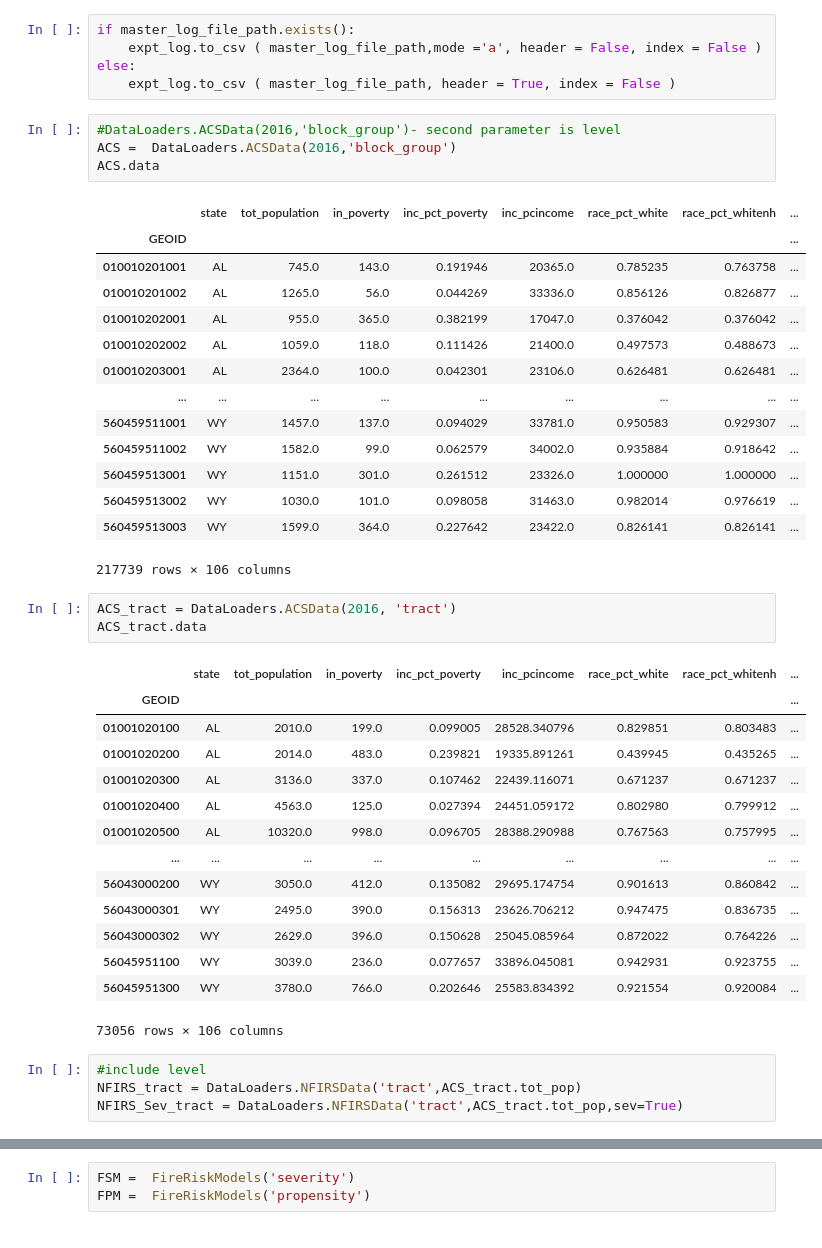
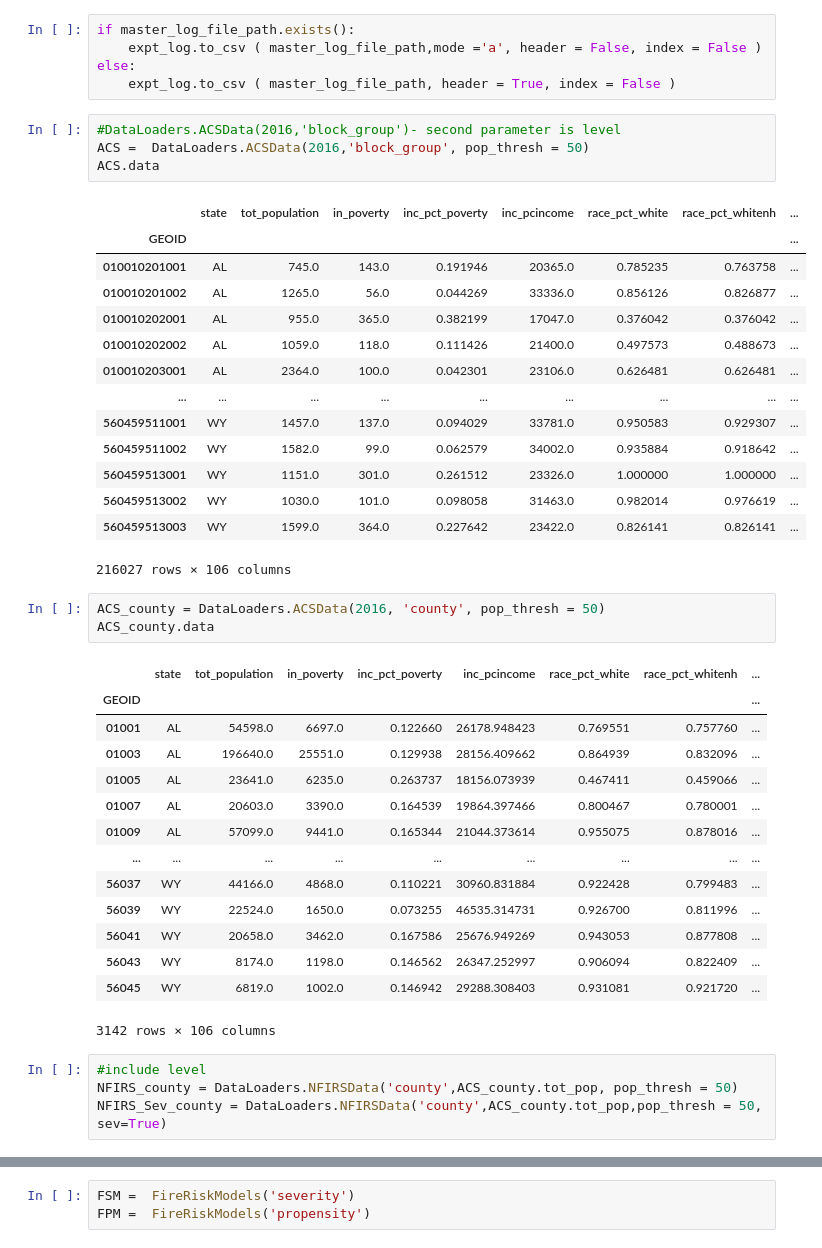
Before and after one commit to DataKind-DC/rcp2, a Jupyter notebook: testScript.ipynb, the cells around one changed output, grey strips where cells are left out. Drawn from its saved outputs; the diff is of its cells as text.

```diff
--- a/testScript.ipynb
+++ b/testScript.ipynb
@@ -68,7 +68,7 @@ else:
     expt_log.to_csv ( master_log_file_path, header = True, index = False )
 # %%
 #DataLoaders.ACSData(2016,'block_group')- second parameter is level
-ACS =  DataLoaders.ACSData(2016,'block_group')
+ACS =  DataLoaders.ACSData(2016,'block_group', pop_thresh = 50)
 ACS.data
 # %% [output]
 |  | state | tot_population | in_poverty | inc_pct_poverty | inc_pcincome | race_pct_white | race_pct_whitenh | ... |
@@ -84,28 +84,28 @@ ACS.data
 | 560459513001 | WY | 1151.0 | 301.0 | 0.261512 | 23326.0 | 1.000000 | 1.000000 | ... |
 | 560459513002 | WY | 1030.0 | 101.0 | 0.098058 | 31463.0 | 0.982014 | 0.976619 | ... |
 | 560459513003 | WY | 1599.0 | 364.0 | 0.227642 | 23422.0 | 0.826141 | 0.826141 | ... |
-217739 rows × 106 columns
+216027 rows × 106 columns
 # %%
-ACS_tract = DataLoaders.ACSData(2016, 'tract')
-ACS_tract.data
+ACS_county = DataLoaders.ACSData(2016, 'county', pop_thresh = 50)
+ACS_county.data
 # %% [output]
 |  | state | tot_population | in_poverty | inc_pct_poverty | inc_pcincome | race_pct_white | race_pct_whitenh | ... |
 | GEOID |  |  |  |  |  |  |  | ... |
-| 01001020100 | AL | 2010.0 | 199.0 | 0.099005 | 28528.340796 | 0.829851 | 0.803483 | ... |
-| 01001020200 | AL | 2014.0 | 483.0 | 0.239821 | 19335.891261 | 0.439945 | 0.435265 | ... |
-| 01001020300 | AL | 3136.0 | 337.0 | 0.107462 | 22439.116071 | 0.671237 | 0.671237 | ... |
-| 01001020400 | AL | 4563.0 | 125.0 | 0.027394 | 24451.059172 | 0.802980 | 0.799912 | ... |
-| 01001020500 | AL | 10320.0 | 998.0 | 0.096705 | 28388.290988 | 0.767563 | 0.757995 | ... |
+| 01001 | AL | 54598.0 | 6697.0 | 0.122660 | 26178.948423 | 0.769551 | 0.757760 | ... |
+| 01003 | AL | 196640.0 | 25551.0 | 0.129938 | 28156.409662 | 0.864939 | 0.832096 | ... |
+| 01005 | AL | 23641.0 | 6235.0 | 0.263737 | 18156.073939 | 0.467411 | 0.459066 | ... |
+| 01007 | AL | 20603.0 | 3390.0 | 0.164539 | 19864.397466 | 0.800467 | 0.780001 | ... |
+| 01009 | AL | 57099.0 | 9441.0 | 0.165344 | 21044.373614 | 0.955075 | 0.878016 | ... |
 | ... | ... | ... | ... | ... | ... | ... | ... | ... |
-| 56043000200 | WY | 3050.0 | 412.0 | 0.135082 | 29695.174754 | 0.901613 | 0.860842 | ... |
-| 56043000301 | WY | 2495.0 | 390.0 | 0.156313 | 23626.706212 | 0.947475 | 0.836735 | ... |
-| 56043000302 | WY | 2629.0 | 396.0 | 0.150628 | 25045.085964 | 0.872022 | 0.764226 | ... |
-| 56045951100 | WY | 3039.0 | 236.0 | 0.077657 | 33896.045081 | 0.942931 | 0.923755 | ... |
-| 56045951300 | WY | 3780.0 | 766.0 | 0.202646 | 25583.834392 | 0.921554 | 0.920084 | ... |
+| 56037 | WY | 44166.0 | 4868.0 | 0.110221 | 30960.831884 | 0.922428 | 0.799483 | ... |
+| 56039 | WY | 22524.0 | 1650.0 | 0.073255 | 46535.314731 | 0.926700 | 0.811996 | ... |
+| 56041 | WY | 20658.0 | 3462.0 | 0.167586 | 25676.949269 | 0.943053 | 0.877808 | ... |
+| 56043 | WY | 8174.0 | 1198.0 | 0.146562 | 26347.252997 | 0.906094 | 0.822409 | ... |
+| 56045 | WY | 6819.0 | 1002.0 | 0.146942 | 29288.308403 | 0.931081 | 0.921720 | ... |
-73056 rows × 106 columns
+3142 rows × 106 columns
 # %%
 #include level
-NFIRS_tract = DataLoaders.NFIRSData('tract',ACS_tract.tot_pop)
-NFIRS_Sev_tract = DataLoaders.NFIRSData('tract',ACS_tract.tot_pop,sev=True)
+NFIRS_county = DataLoaders.NFIRSData('county',ACS_county.tot_pop, pop_thresh = 50)
+NFIRS_Sev_county = DataLoaders.NFIRSData('county',ACS_county.tot_pop,pop_thresh = 50, sev=True)
 # %%
 #include level
```
Also changed, not shown: parts of 21 cells of this notebook, 2 other files.
